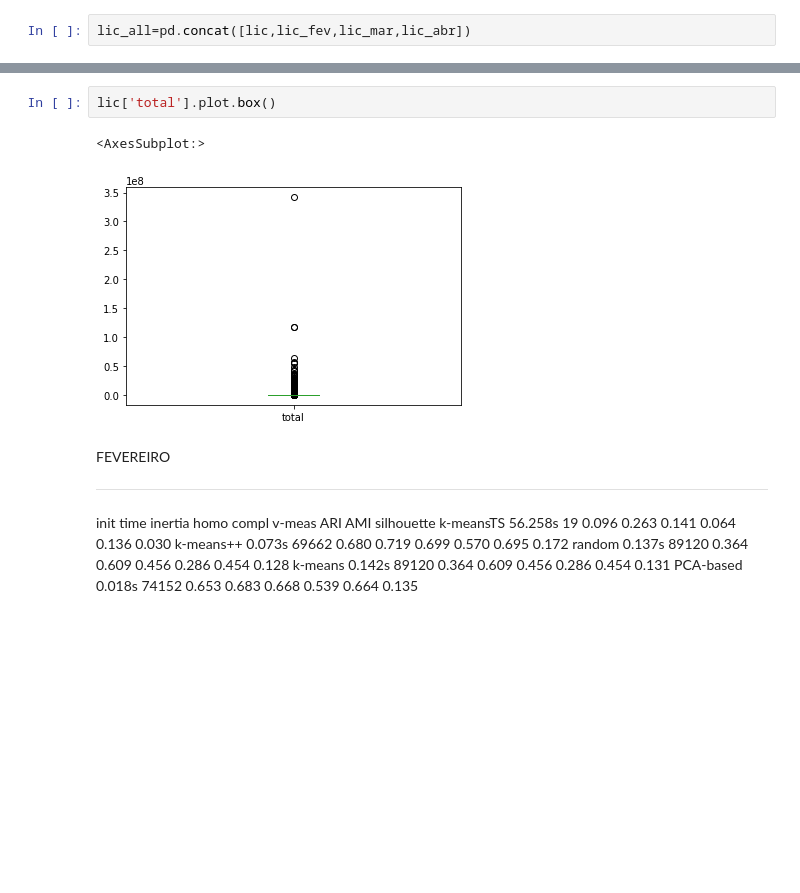
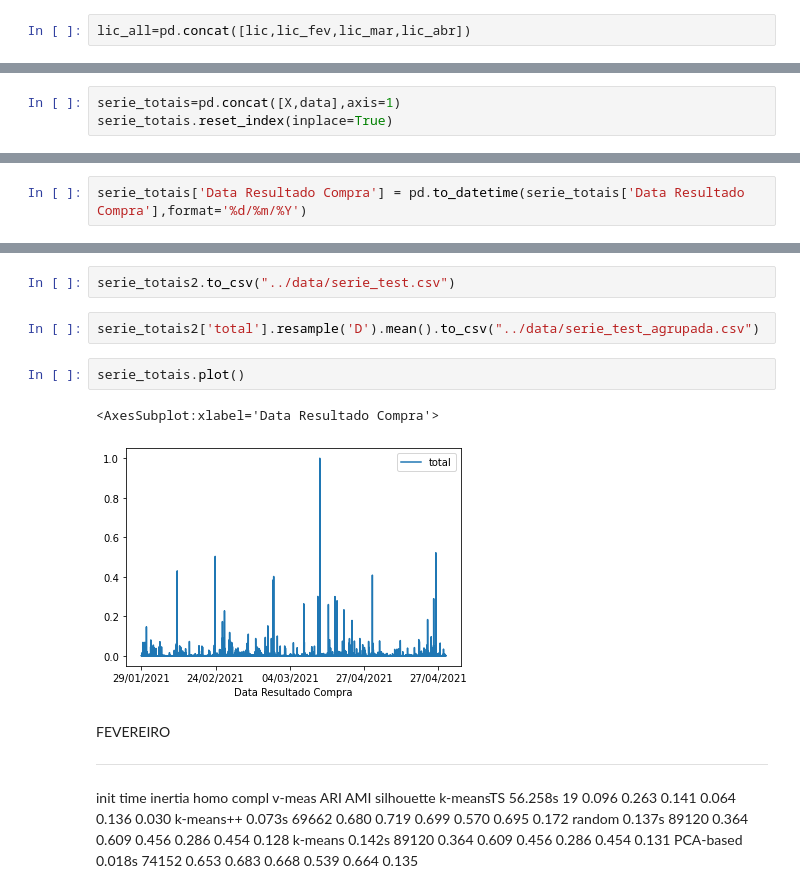
Before and after one commit to ednaelxd/residencia2, a Jupyter notebook: Analises/TAG'AMENTO 02 - Testes com clusterização.ipynb, the cells around one changed output, grey strips where cells are left out. Cells and saved outputs as stored; diff of their text form; blank space fills up the shorter version.

```diff
--- a/Analises/TAG'AMENTO 02 - Testes com clusterização.ipynb
+++ b/Analises/TAG'AMENTO 02 - Testes com clusterização.ipynb
@@ -633,0 +608,3 @@ ________________________________________________________________________________
+# %%
+serie_totais=pd.concat([X,data],axis=1)
+serie_totais.reset_index(inplace=True)
@@ -633,0 +617,2 @@ ________________________________________________________________________________
+# %%
+serie_totais['Data Resultado Compra'] = pd.to_datetime(serie_totais['Data Resultado Compra'],format='%d/%m/%Y')
@@ -634,8 +634,12 @@ ________________________________________________________________________________
+# %%
+serie_totais2.to_csv("../data/serie_test.csv")
+# %%
+serie_totais2['total'].resample('D').mean().to_csv("../data/serie_test_agrupada.csv")
 # %%
-lic['total'].plot.box()
+serie_totais.plot()
 # %% [output]
-<AxesSubplot:>
+<AxesSubplot:xlabel='Data Resultado Compra'>
-[figure, old version]
+[figure, new version]
 # %% [markdown]
 FEVEREIRO
 __________________________________________________________________________________
```
Also changed, not shown: parts of 15 cells of this notebook.
